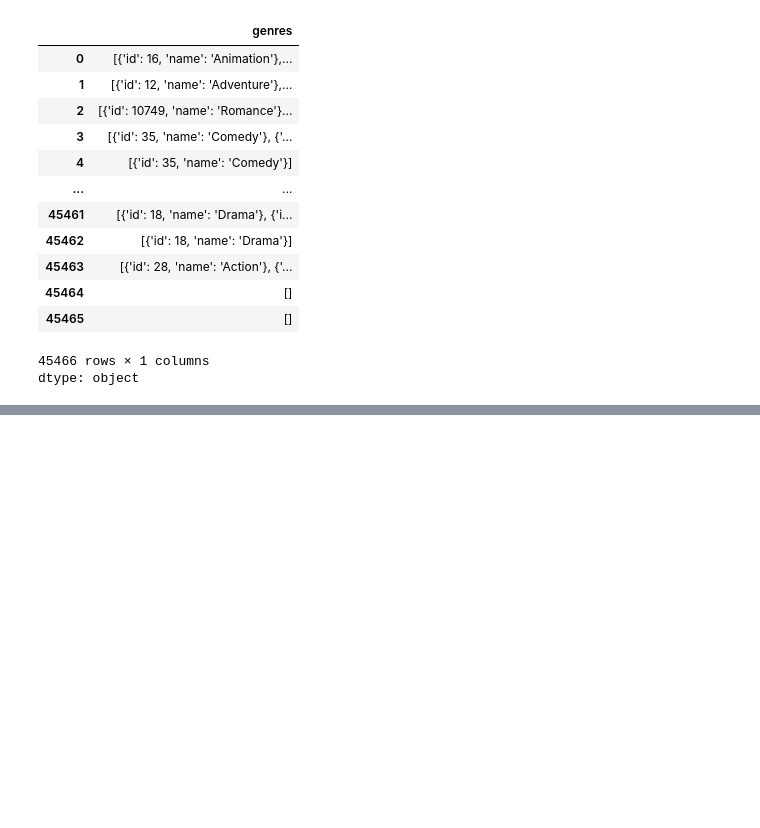
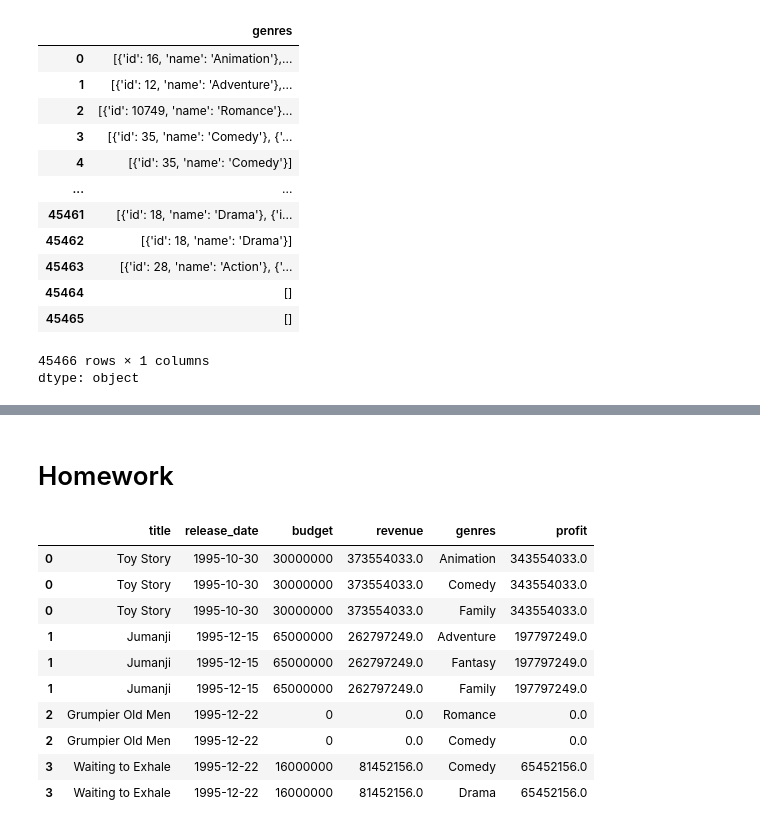
Before and after one commit to useroo5/MachineLearning, a Jupyter notebook: Аналізатор_фільмів.ipynb, the cells around one changed output, grey strips where cells are left out. Saved outputs shown, nothing was run; the diff lists cells and outputs as text; code cells hidden in the pictures; blank space fills up the shorter version.

```diff
--- a/Аналізатор_фільмів.ipynb
+++ b/Аналізатор_фільмів.ipynb
@@ -277,0 +326,25 @@ Name: count, Length: 4069, dtype: int64
+# %% [markdown]
+# Homework
+# %%
+df['budget'] = pd.to_numeric(df['budget'], errors='coerce')
+
+df['revenue'] = pd.to_numeric(df['revenue'], errors='coerce')
+# %%
+df.fillna({'budget':0, 'revenue':0}, inplace = True)
+# %%
+ans = df['revenue'] - df ['budget']
+
+genres_exploded['profit'] = ans
+genres_exploded.head(10)
+# %% [output]
+|  | title | release_date | budget | revenue | genres | profit |
+| 0 | Toy Story | 1995-10-30 | 30000000 | 373554033.0 | Animation | 343554033.0 |
+| 0 | Toy Story | 1995-10-30 | 30000000 | 373554033.0 | Comedy | 343554033.0 |
+| 0 | Toy Story | 1995-10-30 | 30000000 | 373554033.0 | Family | 343554033.0 |
+| 1 | Jumanji | 1995-12-15 | 65000000 | 262797249.0 | Adventure | 197797249.0 |
+| 1 | Jumanji | 1995-12-15 | 65000000 | 262797249.0 | Fantasy | 197797249.0 |
+| 1 | Jumanji | 1995-12-15 | 65000000 | 262797249.0 | Family | 197797249.0 |
+| 2 | Grumpier Old Men | 1995-12-22 | 0 | 0.0 | Romance | 0.0 |
+| 2 | Grumpier Old Men | 1995-12-22 | 0 | 0.0 | Comedy | 0.0 |
+| 3 | Waiting to Exhale | 1995-12-22 | 16000000 | 81452156.0 | Comedy | 65452156.0 |
+| 3 | Waiting to Exhale | 1995-12-22 | 16000000 | 81452156.0 | Drama | 65452156.0 |
```
Also changed, not shown: parts of 9 cells of this notebook.
